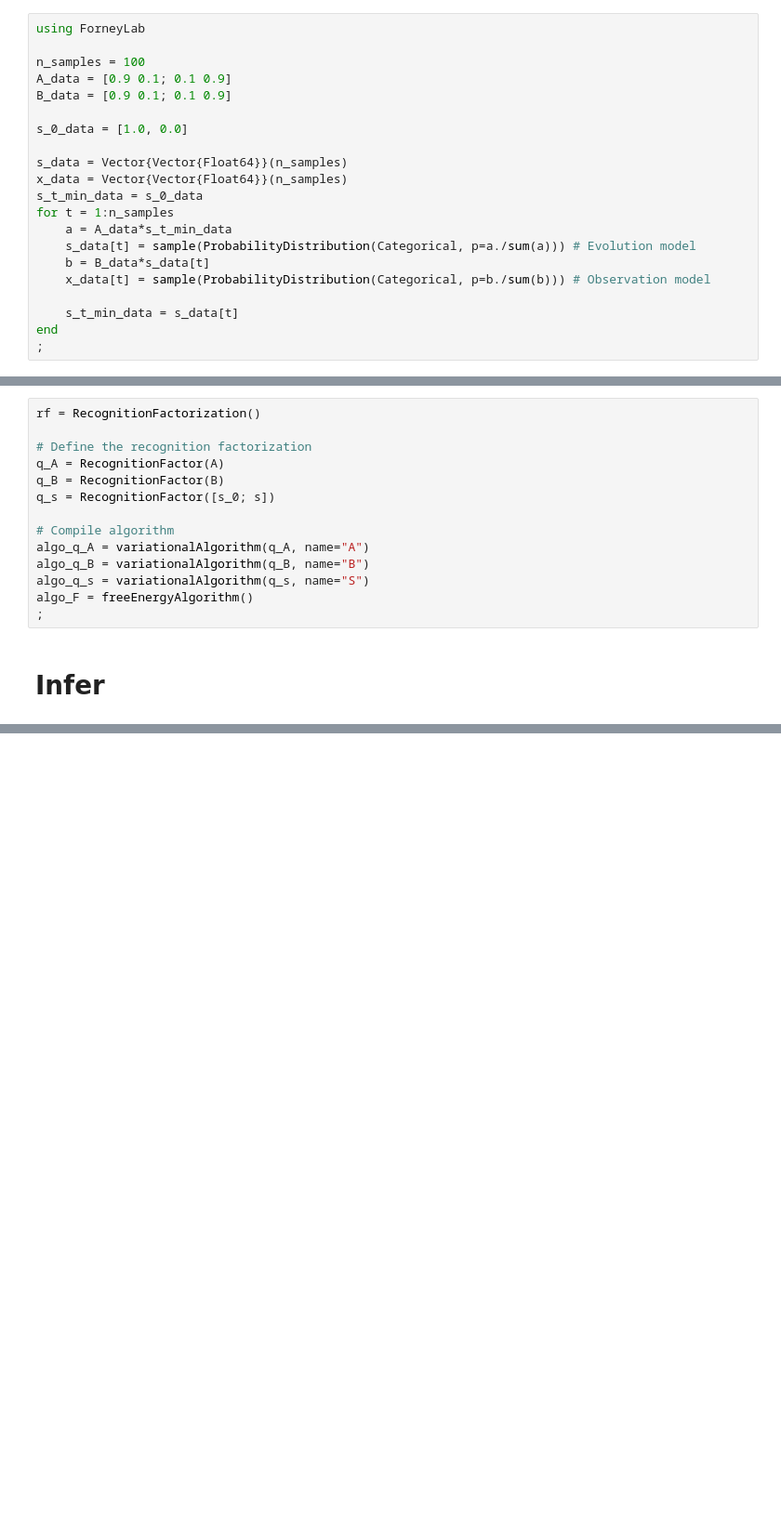
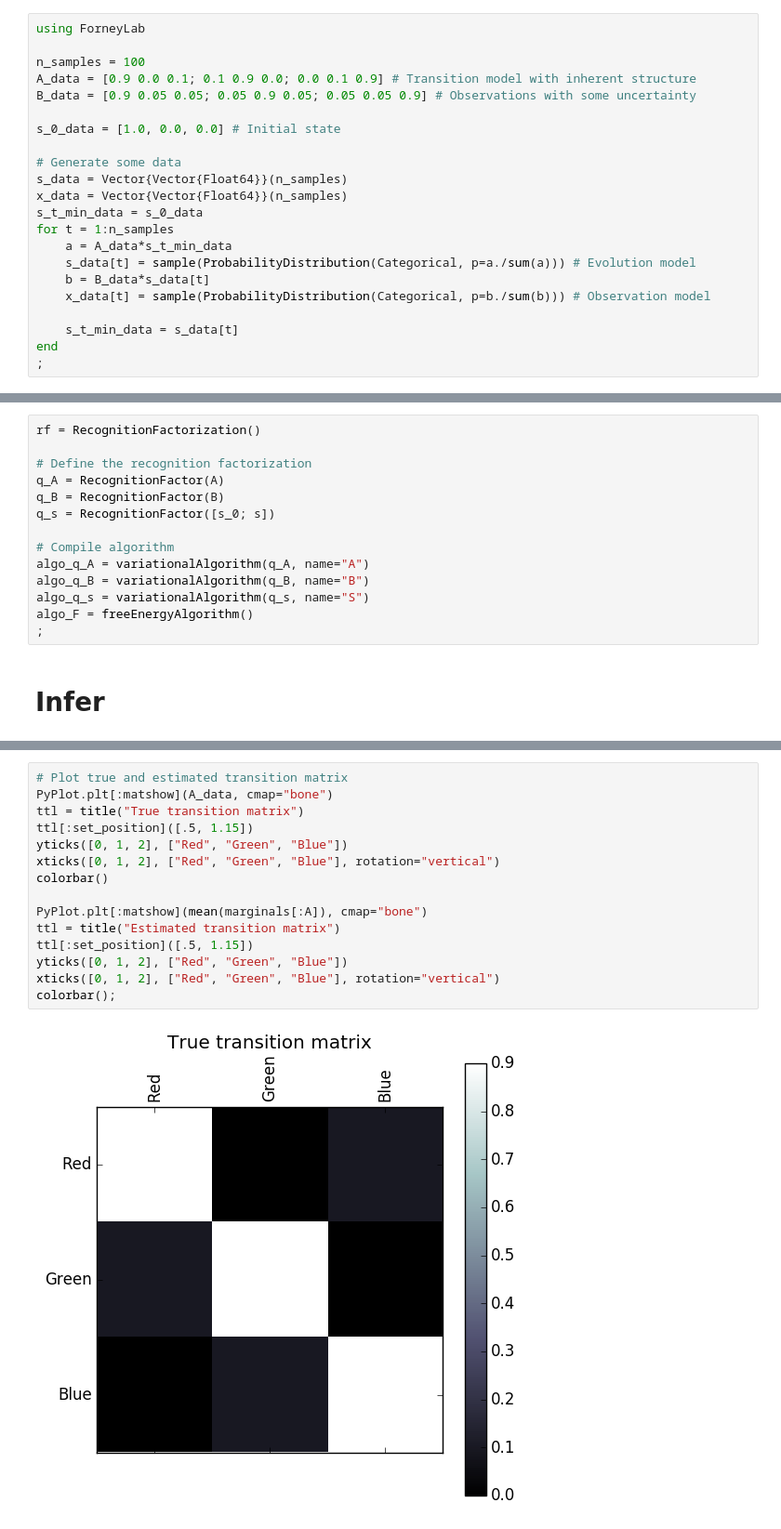
Before and after one commit to biaslab/ForneyLab.jl, a Jupyter notebook: demo/8_hidden_markov_model_estimation.ipynb, the cells around one changed output, grey strips where cells are left out. Shown at 93% size. Saved outputs shown, nothing was run; the diff lists cells and outputs as text; blank space fills up the shorter version.

```diff
--- a/demo/8_hidden_markov_model_estimation.ipynb
+++ b/demo/8_hidden_markov_model_estimation.ipynb
@@ -4,11 +13,12 @@
 using ForneyLab
 
 n_samples = 100
-A_data = [0.9 0.1; 0.1 0.9]
-B_data = [0.9 0.1; 0.1 0.9]
+A_data = [0.9 0.0 0.1; 0.1 0.9 0.0; 0.0 0.1 0.9] # Transition model with inherent structure
+B_data = [0.9 0.05 0.05; 0.05 0.9 0.05; 0.05 0.05 0.9] # Observations with some uncertainty
 
-s_0_data = [1.0, 0.0]
+s_0_data = [1.0, 0.0, 0.0] # Initial state
 
+# Generate some data
 s_data = Vector{Vector{Float64}}(n_samples)
 x_data = Vector{Vector{Float64}}(n_samples)
 s_t_min_data = s_0_data
@@ -124,0 +163,17 @@ xlim(0,n_its);
+# %%
+# Plot true and estimated transition matrix
+PyPlot.plt[:matshow](A_data, cmap="bone")
+ttl = title("True transition matrix")
+ttl[:set_position]([.5, 1.15])
+yticks([0, 1, 2], ["Red", "Green", "Blue"])
+xticks([0, 1, 2], ["Red", "Green", "Blue"], rotation="vertical")
+colorbar()
+
+PyPlot.plt[:matshow](mean(marginals[:A]), cmap="bone")
+ttl = title("Estimated transition matrix")
+ttl[:set_position]([.5, 1.15])
+yticks([0, 1, 2], ["Red", "Green", "Blue"])
+xticks([0, 1, 2], ["Red", "Green", "Blue"], rotation="vertical")
+colorbar();
+# %% [output]
+[figure, added]
```
Also changed, not shown: parts of 15 cells of this notebook.
